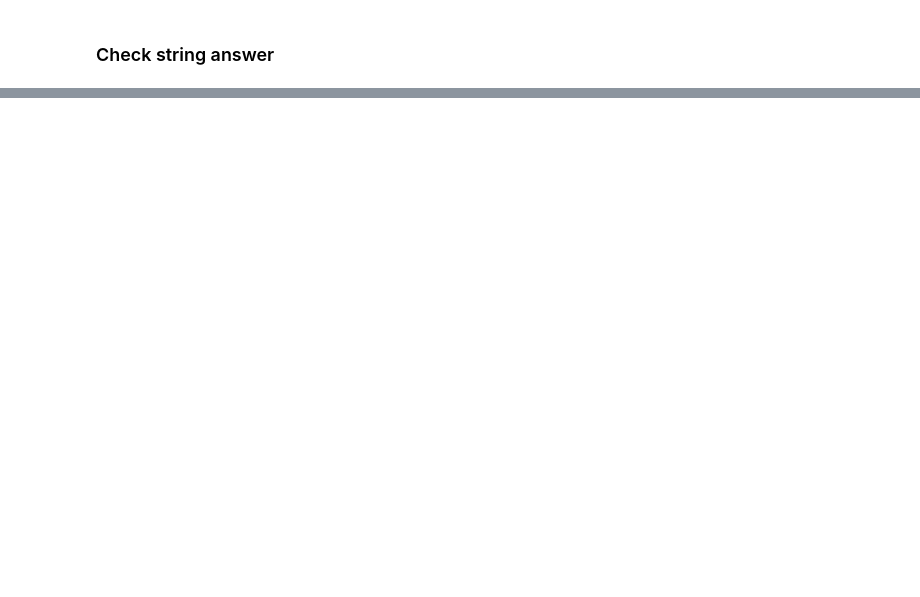
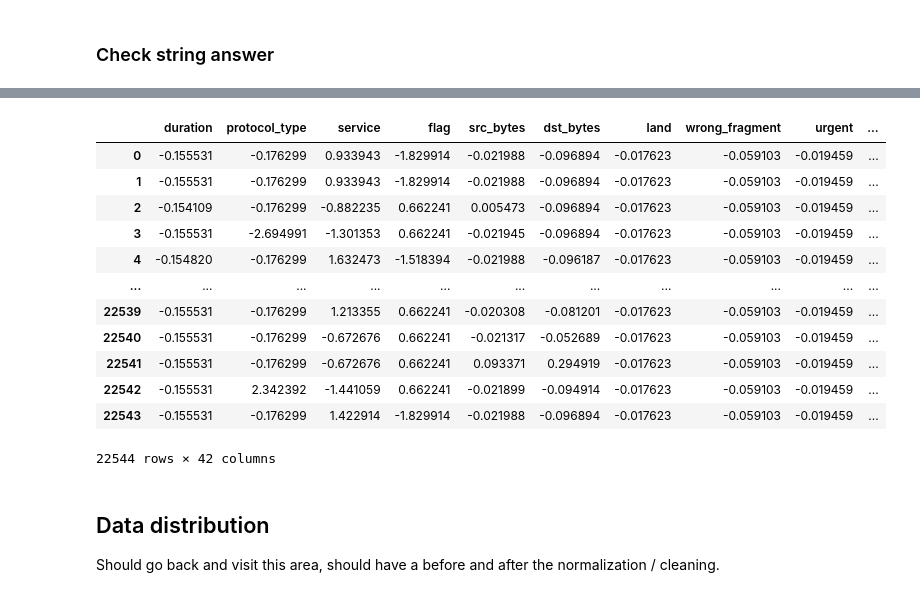
Before and after one commit to Uplink036/LSTMAnomalyDetection, a Jupyter notebook: network.ipynb, the cells around one changed output, grey strips where cells are left out. Drawn from its saved outputs; the diff is of its cells as text; code cells hidden in the pictures; blank space fills up the shorter version.

```diff
--- a/network.ipynb
+++ b/network.ipynb
@@ -92,3 +247,25 @@ normalized_df
+# %%
+without_attack = test_df.drop(["attack"], axis=1, inplace=False)
+normalized_test_df=(without_attack-without_attack.mean())/without_attack.std()
+normalized_test_df["attack"] = test_df["attack"]
+normalized_test_df
+# %% [output]
+|  | duration | protocol_type | service | flag | src_bytes | dst_bytes | land | wrong_fragment | urgent | ... |
+| 0 | -0.155531 | -0.176299 | 0.933943 | -1.829914 | -0.021988 | -0.096894 | -0.017623 | -0.059103 | -0.019459 | ... |
+| 1 | -0.155531 | -0.176299 | 0.933943 | -1.829914 | -0.021988 | -0.096894 | -0.017623 | -0.059103 | -0.019459 | ... |
+| 2 | -0.154109 | -0.176299 | -0.882235 | 0.662241 | 0.005473 | -0.096894 | -0.017623 | -0.059103 | -0.019459 | ... |
+| 3 | -0.155531 | -2.694991 | -1.301353 | 0.662241 | -0.021945 | -0.096894 | -0.017623 | -0.059103 | -0.019459 | ... |
+| 4 | -0.154820 | -0.176299 | 1.632473 | -1.518394 | -0.021988 | -0.096187 | -0.017623 | -0.059103 | -0.019459 | ... |
+| ... | ... | ... | ... | ... | ... | ... | ... | ... | ... | ... |
+| 22539 | -0.155531 | -0.176299 | 1.213355 | 0.662241 | -0.020308 | -0.081201 | -0.017623 | -0.059103 | -0.019459 | ... |
+| 22540 | -0.155531 | -0.176299 | -0.672676 | 0.662241 | -0.021317 | -0.052689 | -0.017623 | -0.059103 | -0.019459 | ... |
+| 22541 | -0.155531 | -0.176299 | -0.672676 | 0.662241 | 0.093371 | 0.294919 | -0.017623 | -0.059103 | -0.019459 | ... |
+| 22542 | -0.155531 | 2.342392 | -1.441059 | 0.662241 | -0.021899 | -0.094914 | -0.017623 | -0.059103 | -0.019459 | ... |
+| 22543 | -0.155531 | -0.176299 | 1.422914 | -1.829914 | -0.021988 | -0.096894 | -0.017623 | -0.059103 | -0.019459 | ... |
+22544 rows × 42 columns
+# %% [markdown]
+## Data distribution
+Should go back and visit this area, should have a before and after the normalization / cleaning.
 # %%
 distribution = test_df["attack"].value_counts().reset_index()
 distribution.columns = ["attack", "count"]
```
Also changed, not shown: parts of 40 cells of this notebook.
